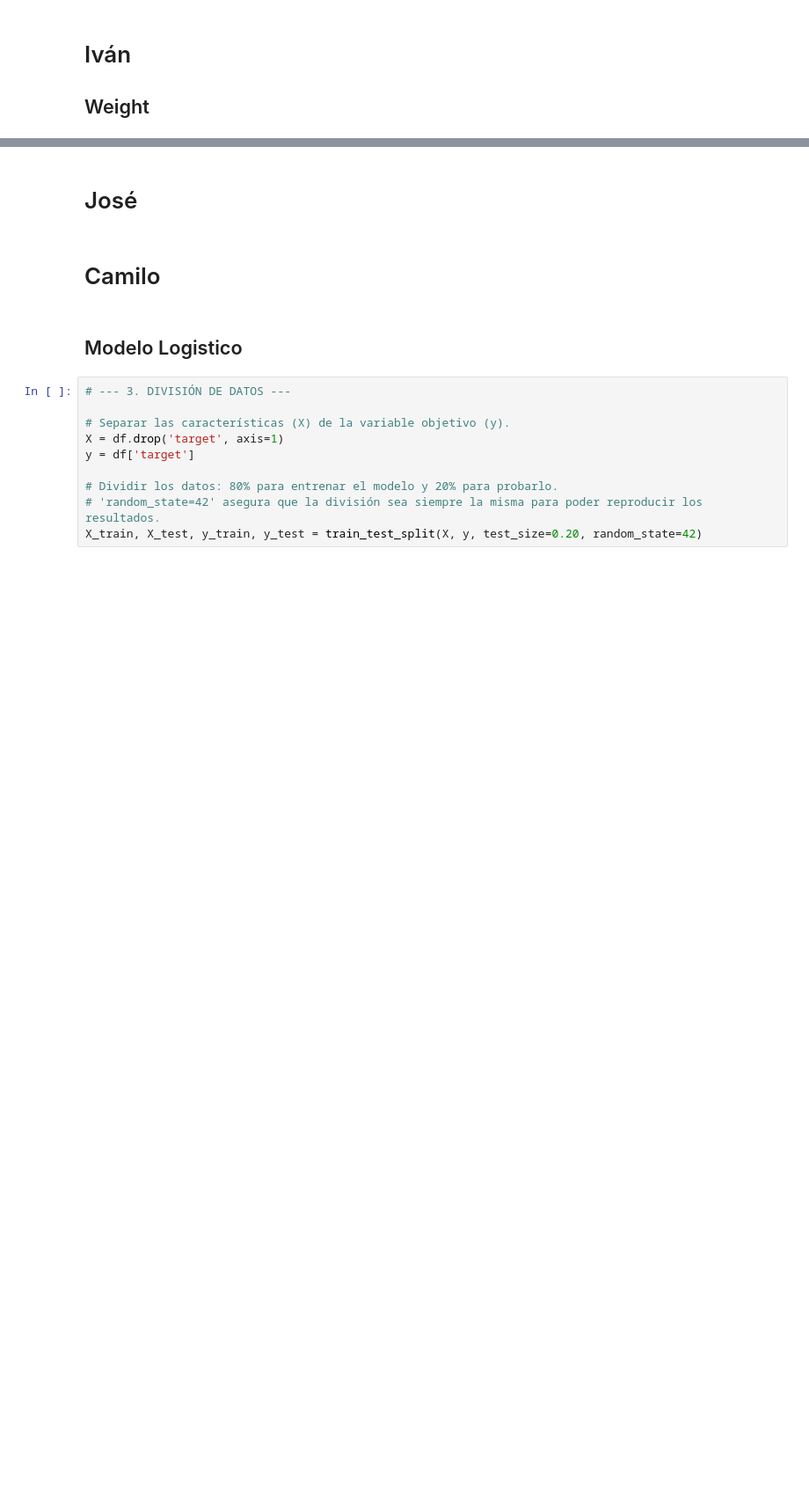
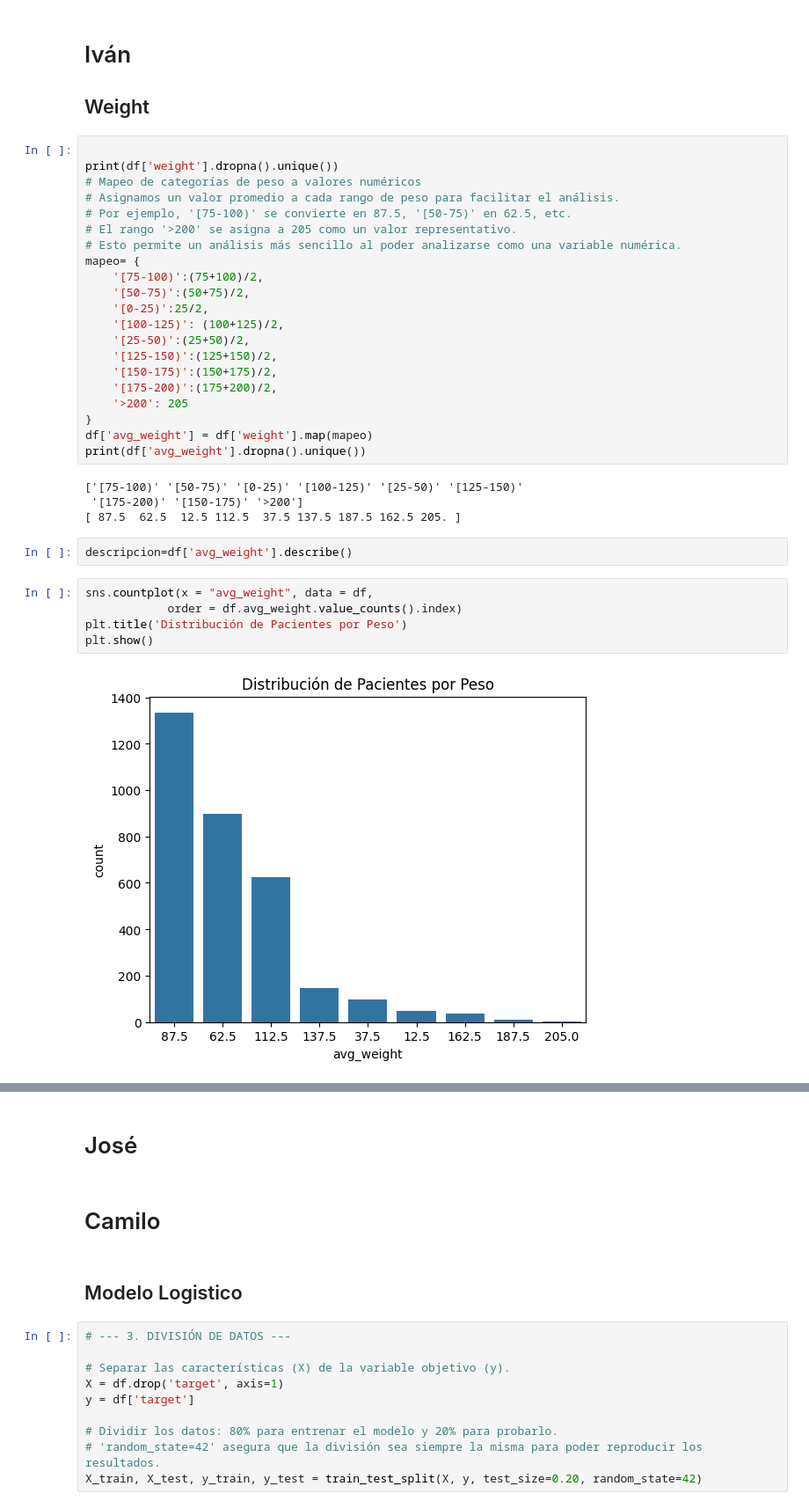
Before and after one commit to LasciaStare/MachineLearning, a Jupyter notebook: EDA.ipynb, the cells around one changed output, grey strips where cells are left out. Shown at 88% size. Cells and saved outputs as stored; diff of their text form; blank space fills up the shorter version.

```diff
--- a/EDA.ipynb
+++ b/EDA.ipynb
@@ -137,3 +138,37 @@ Name: count, dtype: int64
 # %% [markdown]
 # Iván
 ## Weight
+# %%
+
+print(df['weight'].dropna().unique())
+# Mapeo de categorías de peso a valores numéricos
+# Asignamos un valor promedio a cada rango de peso para facilitar el análisis.
+# Por ejemplo, '[75-100)' se convierte en 87.5, '[50-75)' en 62.5, etc.
+# El rango '>200' se asigna a 205 como un valor representativo.
+# Esto permite un análisis más sencillo al poder analizarse como una variable numérica.
+mapeo= {
+    '[75-100)':(75+100)/2,
+    '[50-75)':(50+75)/2,
+    '[0-25)':25/2,
+    '[100-125)': (100+125)/2,
+    '[25-50)':(25+50)/2,
+    '[125-150)':(125+150)/2,
+    '[150-175)':(150+175)/2,
+    '[175-200)':(175+200)/2,
+    '>200': 205
+}
+df['avg_weight'] = df['weight'].map(mapeo)
+print(df['avg_weight'].dropna().unique())
+# %% [output]
+['[75-100)' '[50-75)' '[0-25)' '[100-125)' '[25-50)' '[125-150)'
+ '[175-200)' '[150-175)' '>200']
+[ 87.5  62.5  12.5 112.5  37.5 137.5 187.5 162.5 205. ]
+# %%
+descripcion=df['avg_weight'].describe()
+# %%
+sns.countplot(x = "avg_weight", data = df,
+            order = df.avg_weight.value_counts().index)
+plt.title('Distribución de Pacientes por Peso')
+plt.show()
+# %% [output]
+[figure, added]
```
Also changed, not shown: parts of 6 cells of this notebook.
